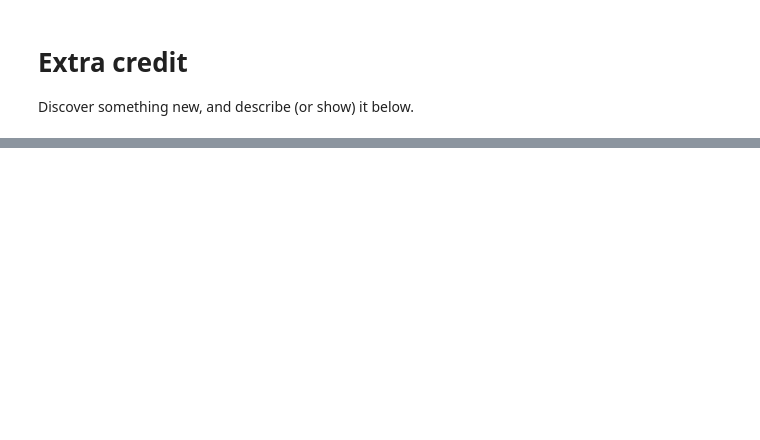
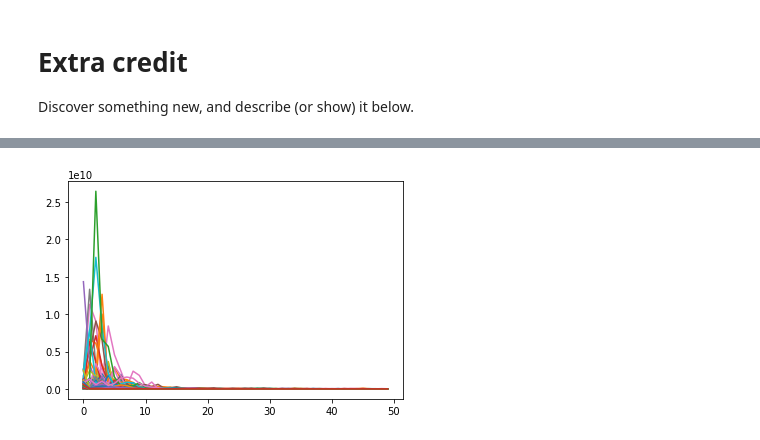
Before and after one commit to suchismitapadhy/290T-mrt-lab1, a Jupyter notebook: lab-1.ipynb, the cells around one changed output, grey strips where cells are left out. Cells and saved outputs as stored; diff of their text form; code cells hidden in the pictures; blank space fills up the shorter version.

```diff
--- a/lab-1.ipynb
+++ b/lab-1.ipynb
@@ -329,0 +544,8 @@ Discover something new, and describe (or show) it below.
+# %%
+all_males = dataset[dataset["id"].isin(male_ids)]
+all_males_math = all_males[all_males["label"].str.match('math\d')]
+all_males_math_raw = all_males_math.raw_values.values
+
+all_females = dataset[dataset["id"].isin(female_ids)]
+all_females_math = all_females[all_females["label"].str.match('math\d')]
+all_females_math_raw = all_females_math.raw_values.values
@@ -329,0 +556,33 @@ Discover something new, and describe (or show) it below.
+# %%
+def to_power_spectrum_proper(raw_readings,sampling_rate=512):
+    fftd = np.fft.fft(raw_readings)
+    ps = np.abs(fftd)**2
+    half_len = len(ps)//2
+    ps = ps[:half_len]
+    window_size = len(raw_readings)
+    freqs = numpy.fft.fftfreq(window_size, d=1/sampling_rate)
+    freqs = freqs[:half_len]
+    return freqs,ps
+
+def bandpass (power_spec , low_cutoff,high_cutoff):
+    low_cutoff = ceil(low_cutoff)
+    high_cutoff = floor(high_cutoff)
+    return power_spec[0][low_cutoff:high_cutoff],power_spec[1][low_cutoff:high_cutoff]
+# %%
+all_males_ps = [to_power_spectrum_proper(m) for m in all_males_math_raw]
+all_females_ps = [to_power_spectrum_proper(m) for m in all_females_math_raw]
+# %%
+#EEG we are interested in range 0,50
+all_males_eeg = np.array([bandpass(m,0,50) for m in all_males_ps])
+#EMG we are interested in range 50,150
+all_males_emg = np.array([bandpass(m,50,150) for m in all_males_ps])
+
+#EEG we are interested in range 0,50
+all_females_eeg = np.array([bandpass(m,0,50) for m in all_females_ps])
+#EMG we are interested in range 50,150
+all_females_emg = np.array([bandpass(m,50,150) for m in all_females_ps])
+# %%
+plt.plot(all_males_eeg[:,0].T,all_males_eeg[:,1].T)
+plt.show()
+# %% [output]
+[figure, added]
```
Also changed, not shown: parts of 45 cells of this notebook.
